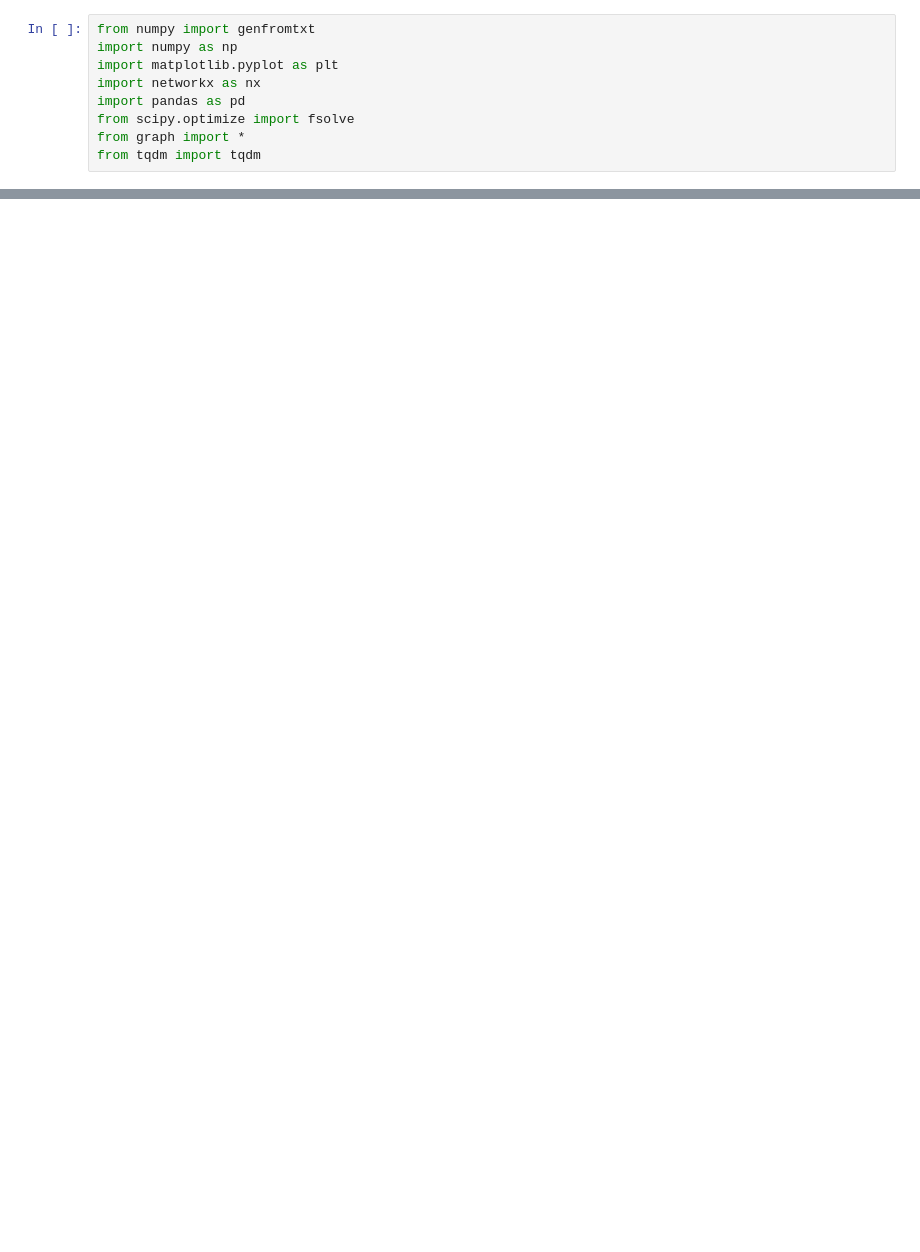
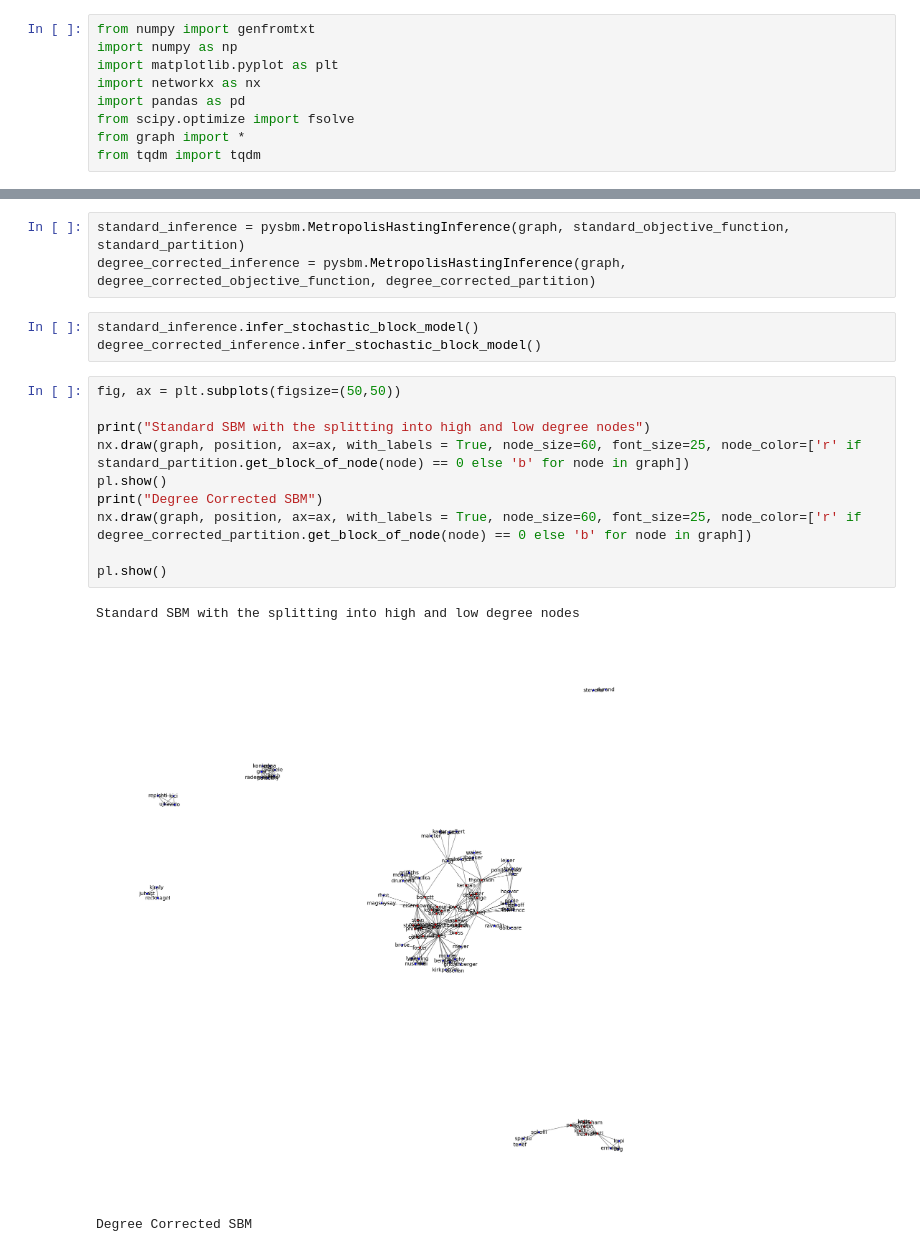
Before and after one commit to yingxueh/36490coldwar, a Jupyter notebook: Stochastic Block Model.ipynb, the cells around one changed output, grey strips where cells are left out. Drawn from its saved outputs; the diff is of its cells as text; blank space fills up the shorter version.

```diff
--- a/Stochastic Block Model.ipynb
+++ b/Stochastic Block Model.ipynb
@@ -124,0 +258,20 @@ AttributeError: module 'graph' has no attribute 'getfreqmatrix'
+# %%
+standard_inference = pysbm.MetropolisHastingInference(graph, standard_objective_function, standard_partition)
+degree_corrected_inference = pysbm.MetropolisHastingInference(graph, degree_corrected_objective_function, degree_corrected_partition)
+# %%
+standard_inference.infer_stochastic_block_model()
+degree_corrected_inference.infer_stochastic_block_model()
+# %%
+fig, ax = plt.subplots(figsize=(50,50))
+
+print("Standard SBM with the splitting into high and low degree nodes")
+nx.draw(graph, position, ax=ax, with_labels = True, node_size=60, font_size=25, node_color=['r' if standard_partition.get_block_of_node(node) == 0 else 'b' for node in graph])
+pl.show()
+print("Degree Corrected SBM")
+nx.draw(graph, position, ax=ax, with_labels = True, node_size=60, font_size=25, node_color=['r' if degree_corrected_partition.get_block_of_node(node) == 0 else 'b' for node in graph])
+
+pl.show()
+# %% [output]
+Standard SBM with the splitting into high and low degree nodes
+[figure, added]
+Degree Corrected SBM
```
Also changed, not shown: parts of 7 cells of this notebook, 47 other files.
